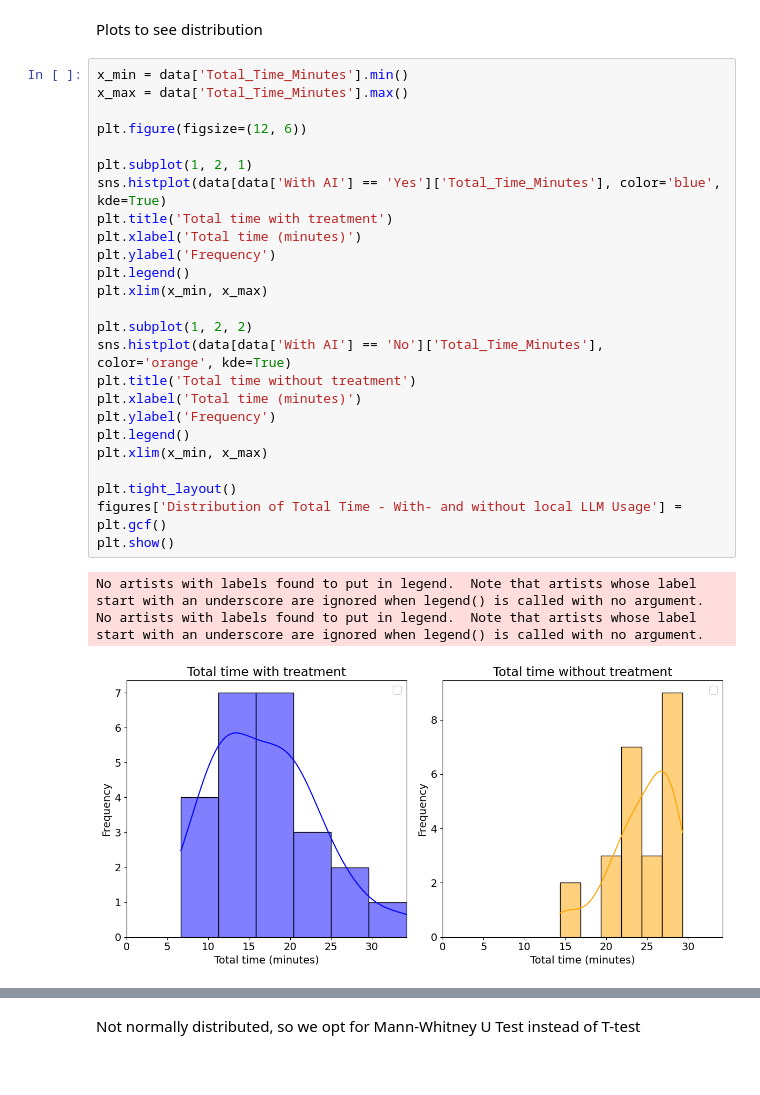
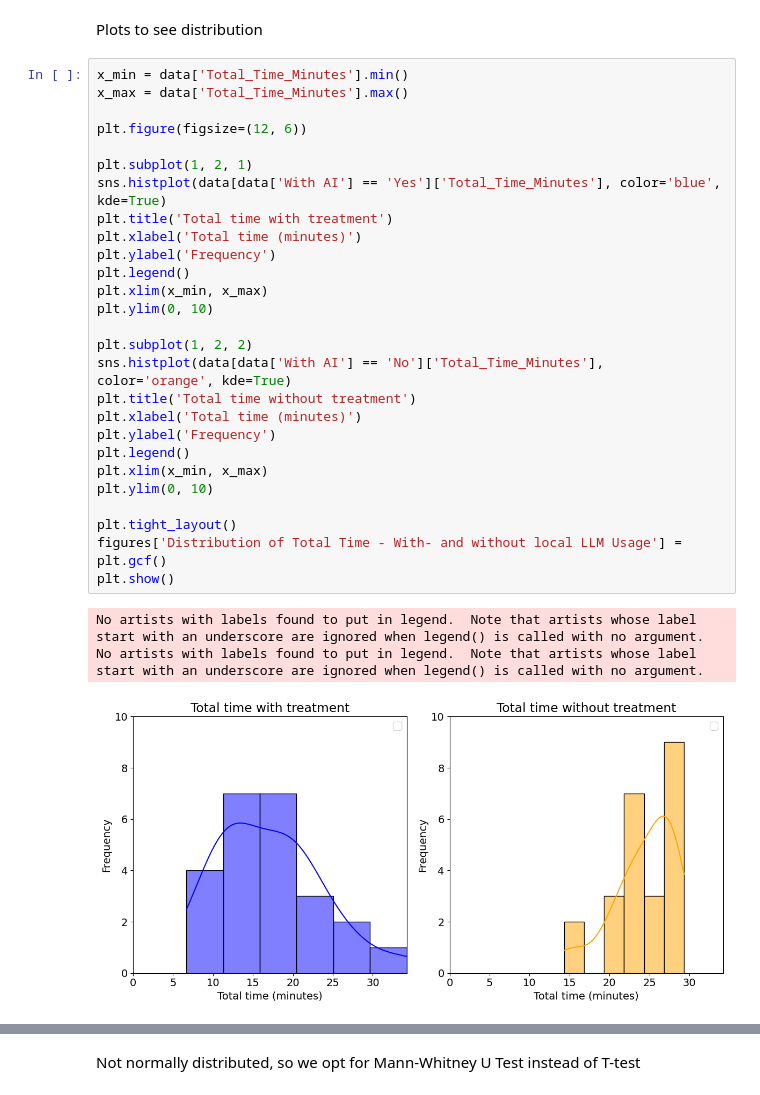
Before and after one commit to cseetreview/review_project, a Jupyter notebook: Notebook.ipynb, the cells around one changed output, grey strips where cells are left out. Cells and saved outputs as stored; diff of their text form.

```diff
--- a/Notebook.ipynb
+++ b/Notebook.ipynb
@@ -327,32 +327,34 @@ Plots to see distribution
 # %%
 x_min = data['Total_Time_Minutes'].min()
 x_max = data['Total_Time_Minutes'].max()
 
 plt.figure(figsize=(12, 6))
 
 plt.subplot(1, 2, 1)
 sns.histplot(data[data['With AI'] == 'Yes']['Total_Time_Minutes'], color='blue', kde=True)
 plt.title('Total time with treatment')
 plt.xlabel('Total time (minutes)')
 plt.ylabel('Frequency')
 plt.legend()
 plt.xlim(x_min, x_max)
+plt.ylim(0, 10)
 
 plt.subplot(1, 2, 2)
 sns.histplot(data[data['With AI'] == 'No']['Total_Time_Minutes'], color='orange', kde=True)
 plt.title('Total time without treatment')
 plt.xlabel('Total time (minutes)')
 plt.ylabel('Frequency')
 plt.legend()
 plt.xlim(x_min, x_max)
+plt.ylim(0, 10)
 
 plt.tight_layout()
 figures['Distribution of Total Time - With- and without local LLM Usage'] = plt.gcf()
 plt.show()
 # %% [output]
 No artists with labels found to put in legend.  Note that artists whose label start with an underscore are ignored when legend() is called with no argument.
 No artists with labels found to put in legend.  Note that artists whose label start with an underscore are ignored when legend() is called with no argument.
-[figure, old version]
+[figure, new version]
 # %%
 plt.figure(figsize=(12, 6))
 
```
Also changed, not shown: parts of 4 cells of this notebook, 8 other files.
